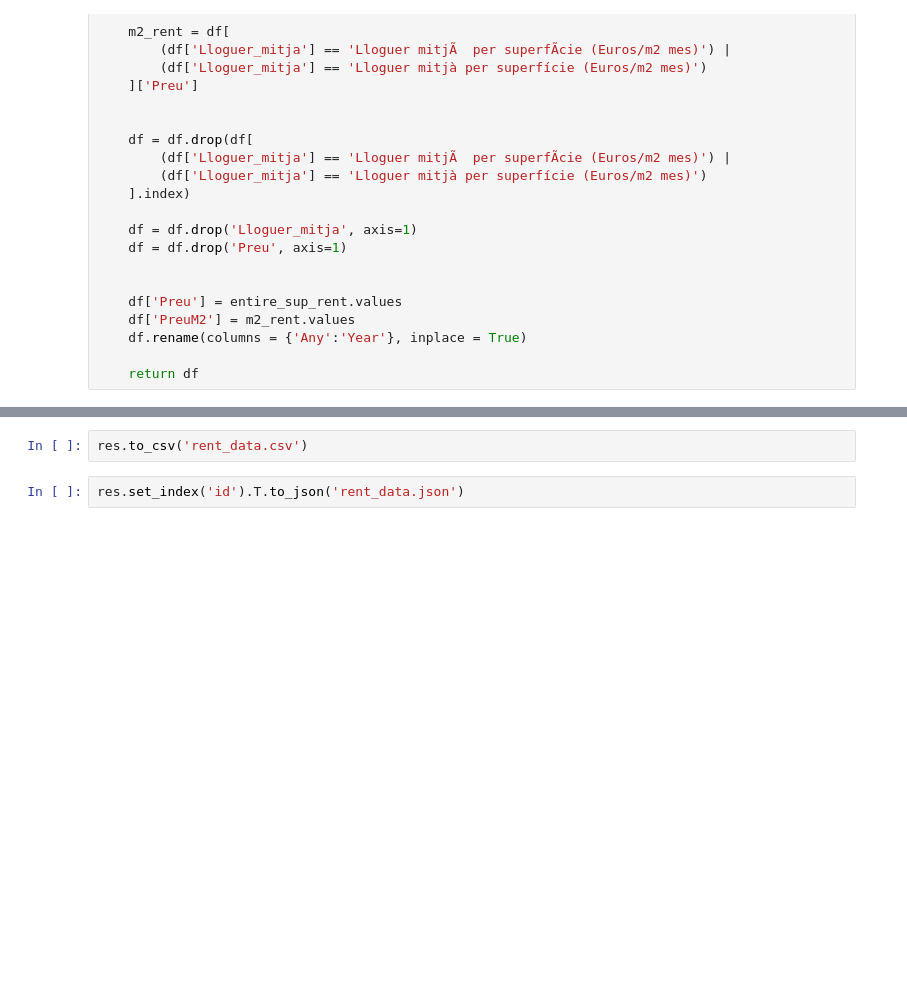
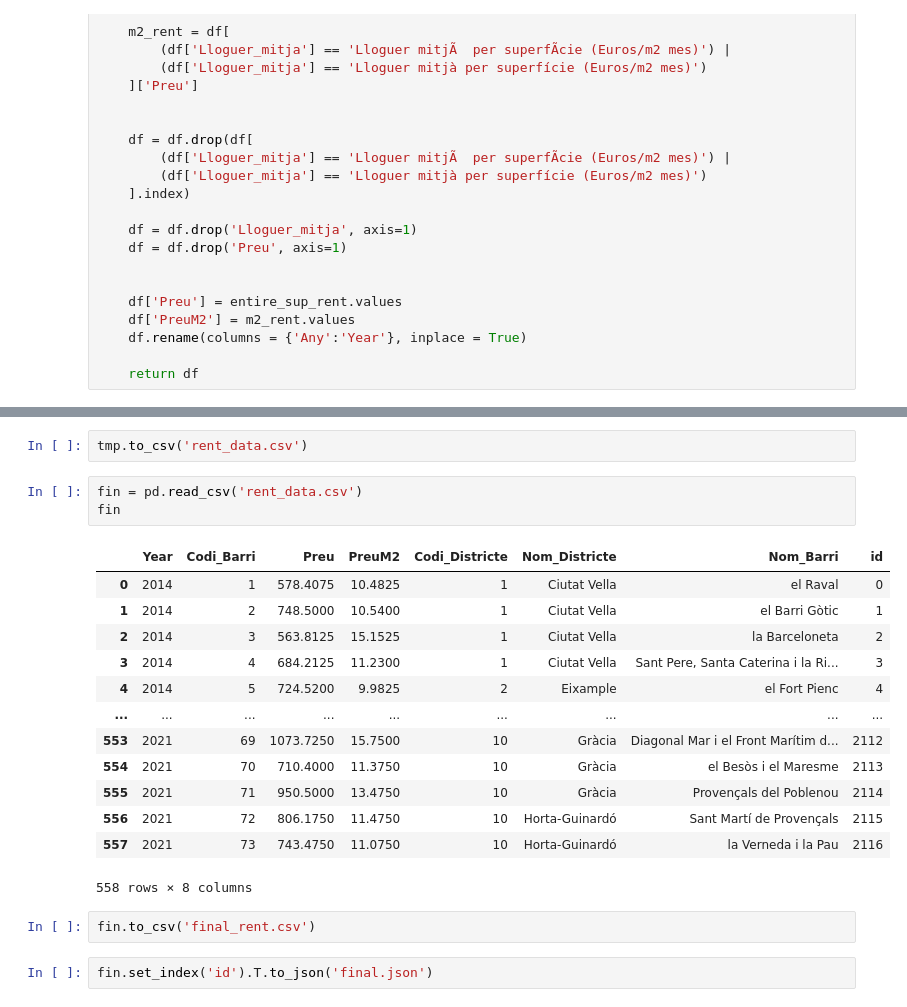
Before and after one commit to IohanSardinha/hoods, a Jupyter notebook: data/preprocessing.ipynb, the cells around one changed output, grey strips where cells are left out. Cells and saved outputs as stored; diff of their text form; blank space fills up the shorter version.

Commit message:
final data

```diff
--- a/data/preprocessing.ipynb
+++ b/data/preprocessing.ipynb
@@ -56,5 +175,24 @@ res
 # %%
-res.to_csv('rent_data.csv')
+tmp.to_csv('rent_data.csv')
+# %%
+fin = pd.read_csv('rent_data.csv')
+fin
+# %% [output]
+|  | Year | Codi_Barri | Preu | PreuM2 | Codi_Districte | Nom_Districte | Nom_Barri | id |
+| 0 | 2014 | 1 | 578.4075 | 10.4825 | 1 | Ciutat Vella | el Raval | 0 |
+| 1 | 2014 | 2 | 748.5000 | 10.5400 | 1 | Ciutat Vella | el Barri Gòtic | 1 |
+| 2 | 2014 | 3 | 563.8125 | 15.1525 | 1 | Ciutat Vella | la Barceloneta | 2 |
+| 3 | 2014 | 4 | 684.2125 | 11.2300 | 1 | Ciutat Vella | Sant Pere, Santa Caterina i la Ri... | 3 |
+| 4 | 2014 | 5 | 724.5200 | 9.9825 | 2 | Eixample | el Fort Pienc | 4 |
+| ... | ... | ... | ... | ... | ... | ... | ... | ... |
+| 553 | 2021 | 69 | 1073.7250 | 15.7500 | 10 | Gràcia | Diagonal Mar i el Front Marítim d... | 2112 |
+| 554 | 2021 | 70 | 710.4000 | 11.3750 | 10 | Gràcia | el Besòs i el Maresme | 2113 |
+| 555 | 2021 | 71 | 950.5000 | 13.4750 | 10 | Gràcia | Provençals del Poblenou | 2114 |
+| 556 | 2021 | 72 | 806.1750 | 11.4750 | 10 | Horta-Guinardó | Sant Martí de Provençals | 2115 |
+| 557 | 2021 | 73 | 743.4750 | 11.0750 | 10 | Horta-Guinardó | la Verneda i la Pau | 2116 |
+558 rows × 8 columns
+# %%
+fin.to_csv('final_rent.csv')
 # %%
-res.set_index('id').T.to_json('rent_data.json')
+fin.set_index('id').T.to_json('final.json')
 # %%
```
Also changed, not shown: parts of 11 cells of this notebook, 5 other files.
